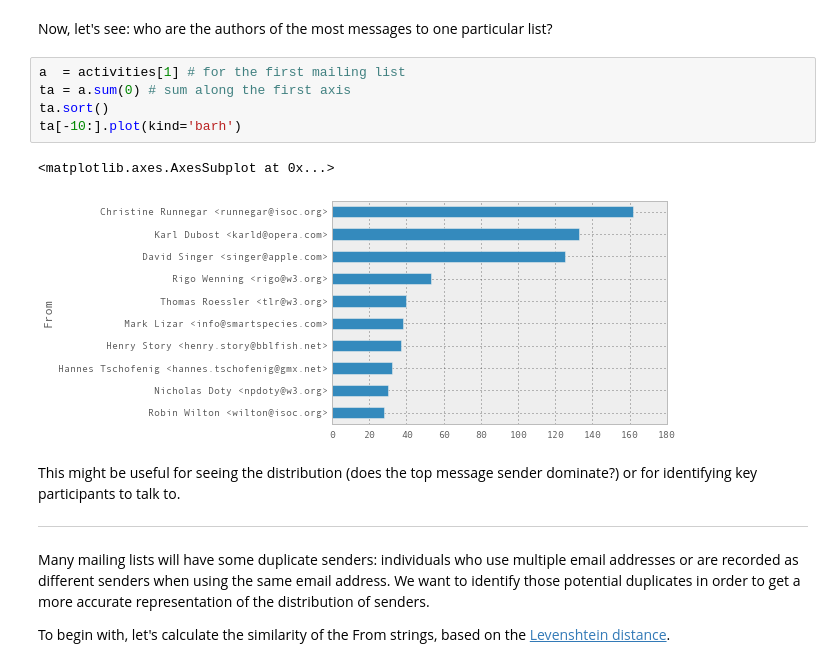
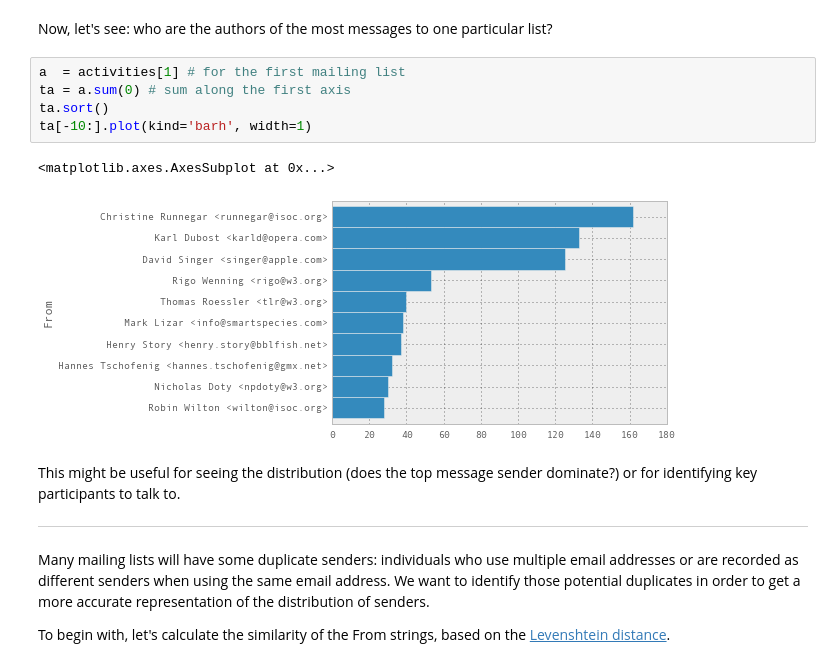
Before and after one commit to datactive/bigbang, a Jupyter notebook: examples/Analyze Senders.ipynb, the cells around one changed output. Drawn from its saved outputs; the diff is of its cells as text.

```diff
--- a/examples/Analyze Senders.ipynb
+++ b/examples/Analyze Senders.ipynb
@@ -45,11 +45,11 @@ Now, let's see: who are the authors of the most messages to one particular list?
 # %%
 a  = activities[1] # for the first mailing list
 ta = a.sum(0) # sum along the first axis
 ta.sort()
-ta[-10:].plot(kind='barh')
+ta[-10:].plot(kind='barh', width=1)
 # %% [output]
 <matplotlib.axes.AxesSubplot at 0x...>
-[figure, old version]
+[figure, new version]
 # %% [markdown]
 This might be useful for seeing the distribution (does the top message sender dominate?) or for identifying key participants to talk to.
 
```
Also changed, not shown: parts of 7 cells of this notebook, 1 other file.
